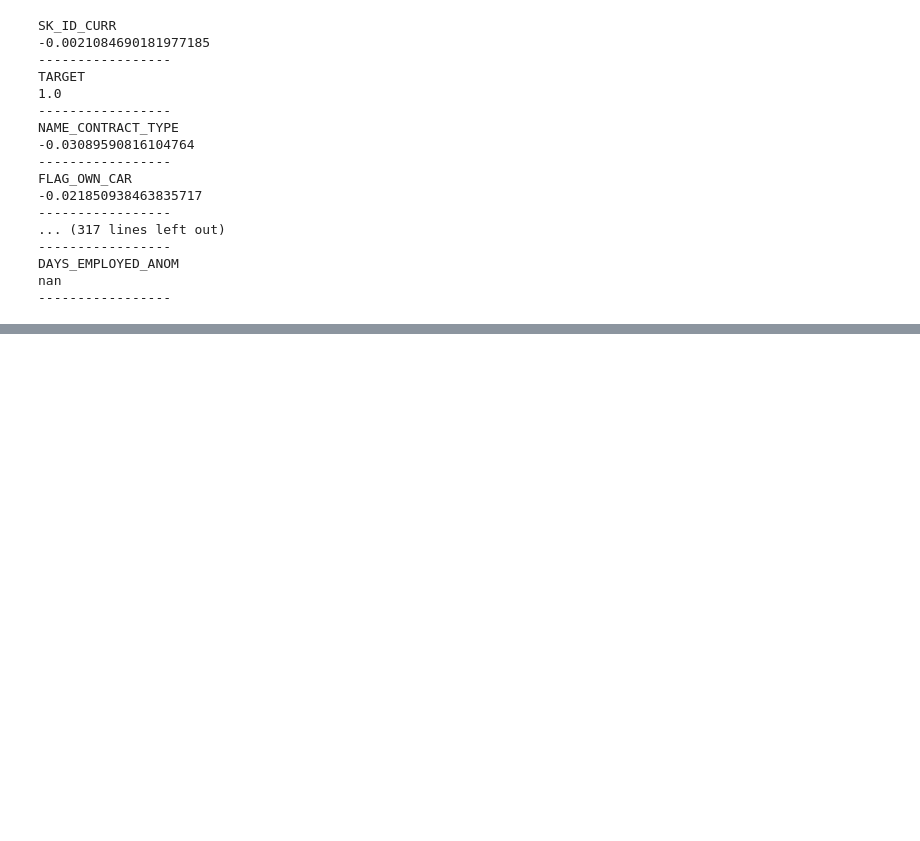
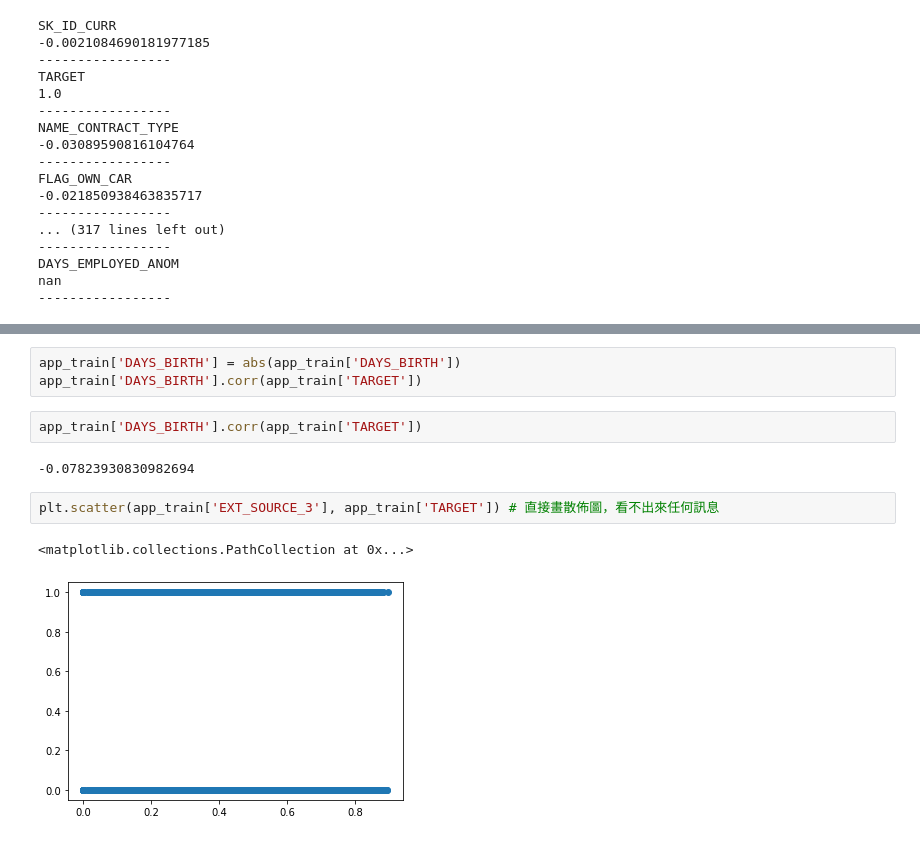
Before and after one commit to aaron0319/1st-DL-CVMarathon, a Jupyter notebook: Day_015_HW.ipynb, the cells around one changed output, grey strips where cells are left out. Drawn from its saved outputs; the diff is of its cells as text; blank space fills up the shorter version.

```diff
--- a/Day_015_HW.ipynb
+++ b/Day_015_HW.ipynb
@@ -134,0 +160,12 @@ nan
+# %%
+app_train['DAYS_BIRTH'] = abs(app_train['DAYS_BIRTH'])
+app_train['DAYS_BIRTH'].corr(app_train['TARGET'])
+# %%
+app_train['DAYS_BIRTH'].corr(app_train['TARGET'])
+# %% [output]
+-0.07823930830982694
+# %%
+plt.scatter(app_train['EXT_SOURCE_3'], app_train['TARGET']) # 直接畫散佈圖，看不出來任何訊息
+# %% [output]
+<matplotlib.collections.PathCollection at 0x...>
+[figure, added]
```
Also changed, not shown: parts of 5 cells of this notebook.
